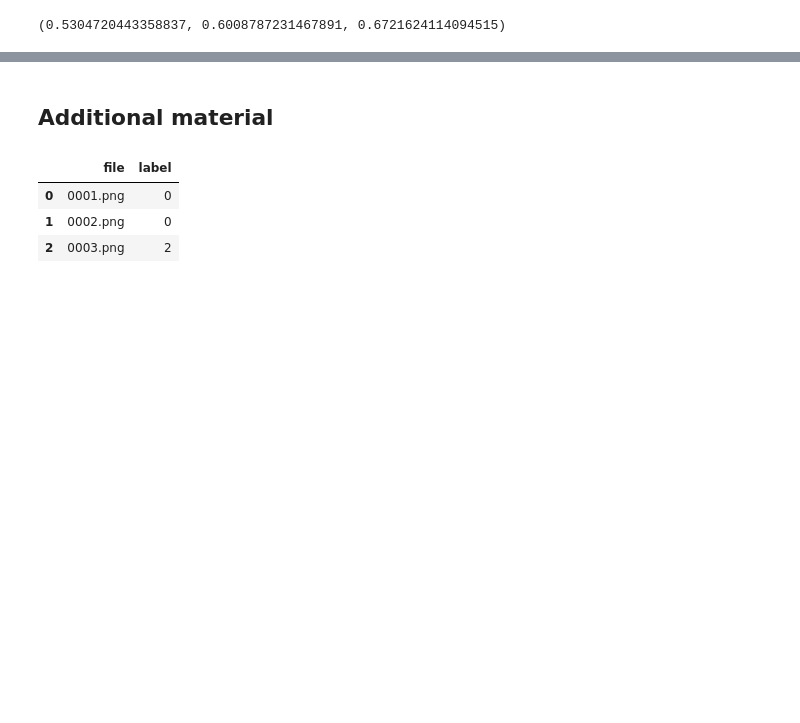
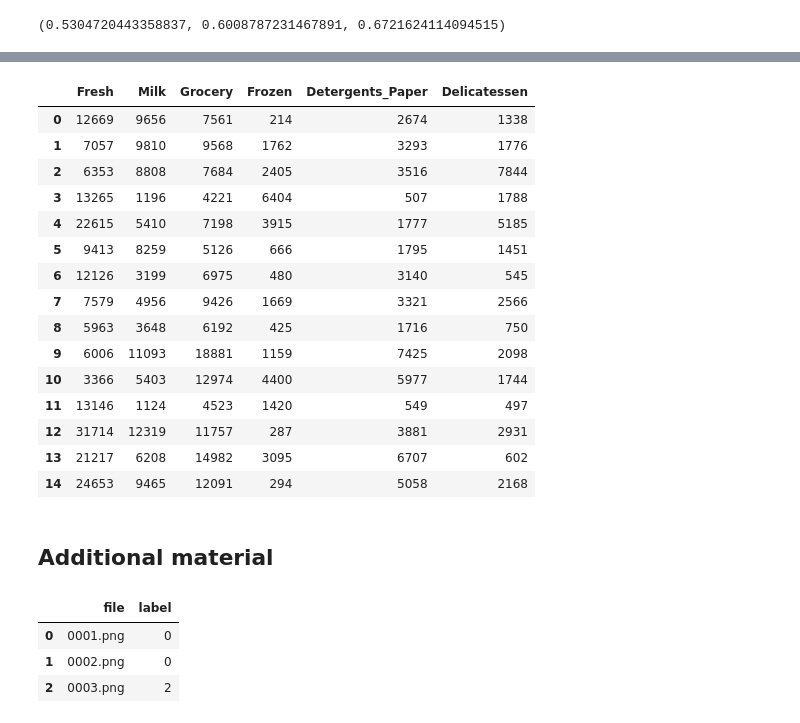
Before and after one commit to OlgaBelitskaya/instagram, a Jupyter notebook: instagram_python.ipynb, the cells around one changed output, grey strips where cells are left out. Saved outputs shown, nothing was run; the diff lists cells and outputs as text; code cells hidden in the pictures; blank space fills up the shorter version.

```diff
--- a/instagram_python.ipynb
+++ b/instagram_python.ipynb
@@ -650,0 +656,5 @@ r2_score(Y,F1(X)),r2_score(Y,F8(X)),r2_score(Y,F15(X))
+# %%
+import pandas, pylab
+path = "../projects/nd009/Machine_Learning_Engineer_ND_P3/"
+data = pandas.read_csv(path+"customers.csv"); style_dict = {'font-size':'120%','font-align':'right'}
+data.iloc[:10,2:].T.style.set_properties(**style_dict).bar(align='left',color='#3636ff',width=50)
@@ -651,3 +669,22 @@ r2_score(Y,F1(X)),r2_score(Y,F8(X)),r2_score(Y,F15(X))
+# %%
+data.iloc[:15,2:].style.set_properties(**style_dict).bar(align='left',color='#ff3636',width=50)
+# %% [output]
+|  | Fresh | Milk | Grocery | Frozen | Detergents_Paper | Delicatessen |
+| 0 | 12669 | 9656 | 7561 | 214 | 2674 | 1338 |
+| 1 | 7057 | 9810 | 9568 | 1762 | 3293 | 1776 |
+| 2 | 6353 | 8808 | 7684 | 2405 | 3516 | 7844 |
+| 3 | 13265 | 1196 | 4221 | 6404 | 507 | 1788 |
+| 4 | 22615 | 5410 | 7198 | 3915 | 1777 | 5185 |
+| 5 | 9413 | 8259 | 5126 | 666 | 1795 | 1451 |
+| 6 | 12126 | 3199 | 6975 | 480 | 3140 | 545 |
+| 7 | 7579 | 4956 | 9426 | 1669 | 3321 | 2566 |
+| 8 | 5963 | 3648 | 6192 | 425 | 1716 | 750 |
+| 9 | 6006 | 11093 | 18881 | 1159 | 7425 | 2098 |
+| 10 | 3366 | 5403 | 12974 | 4400 | 5977 | 1744 |
+| 11 | 13146 | 1124 | 4523 | 1420 | 549 | 497 |
+| 12 | 31714 | 12319 | 11757 | 287 | 3881 | 2931 |
+| 13 | 21217 | 6208 | 14982 | 3095 | 6707 | 602 |
+| 14 | 24653 | 9465 | 12091 | 294 | 5058 | 2168 |
 # %% [markdown]
 ## Additional material
 # %%
```
Also changed, not shown: parts of 3 cells of this notebook.
